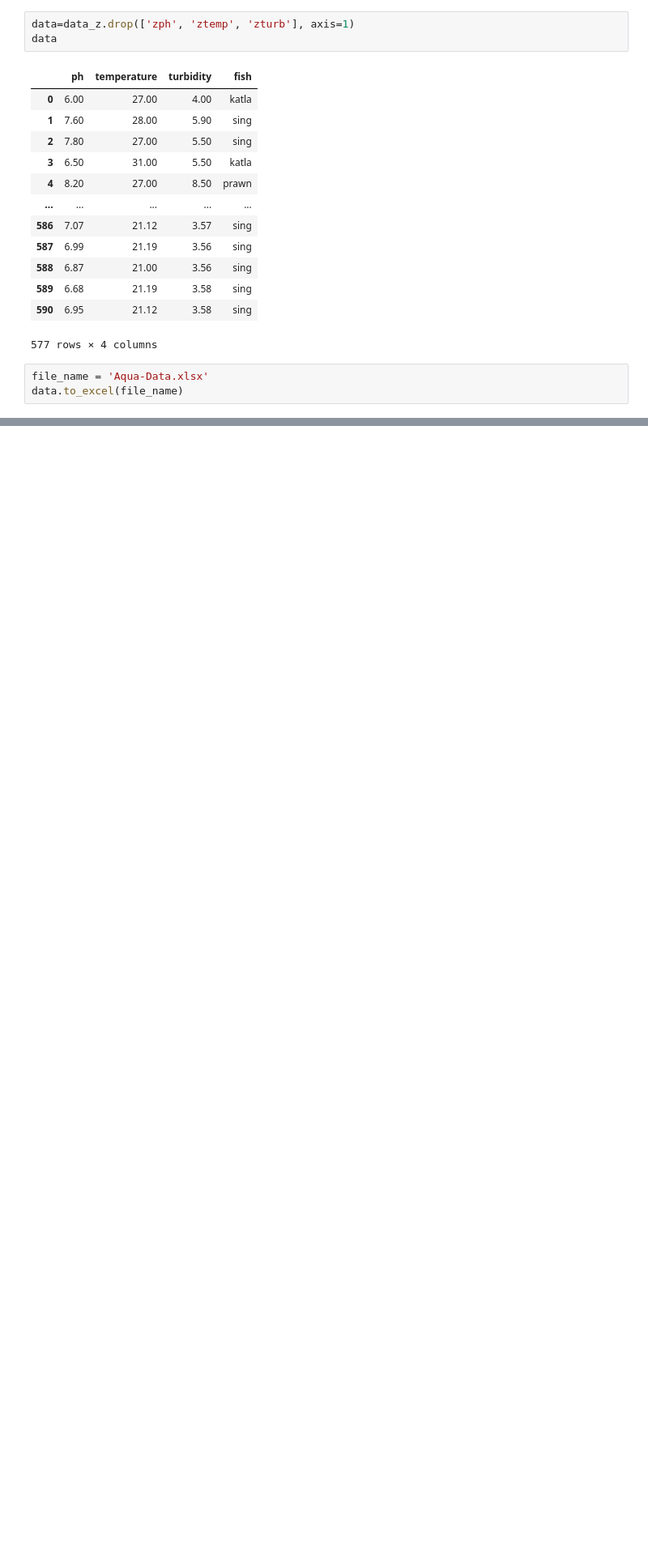
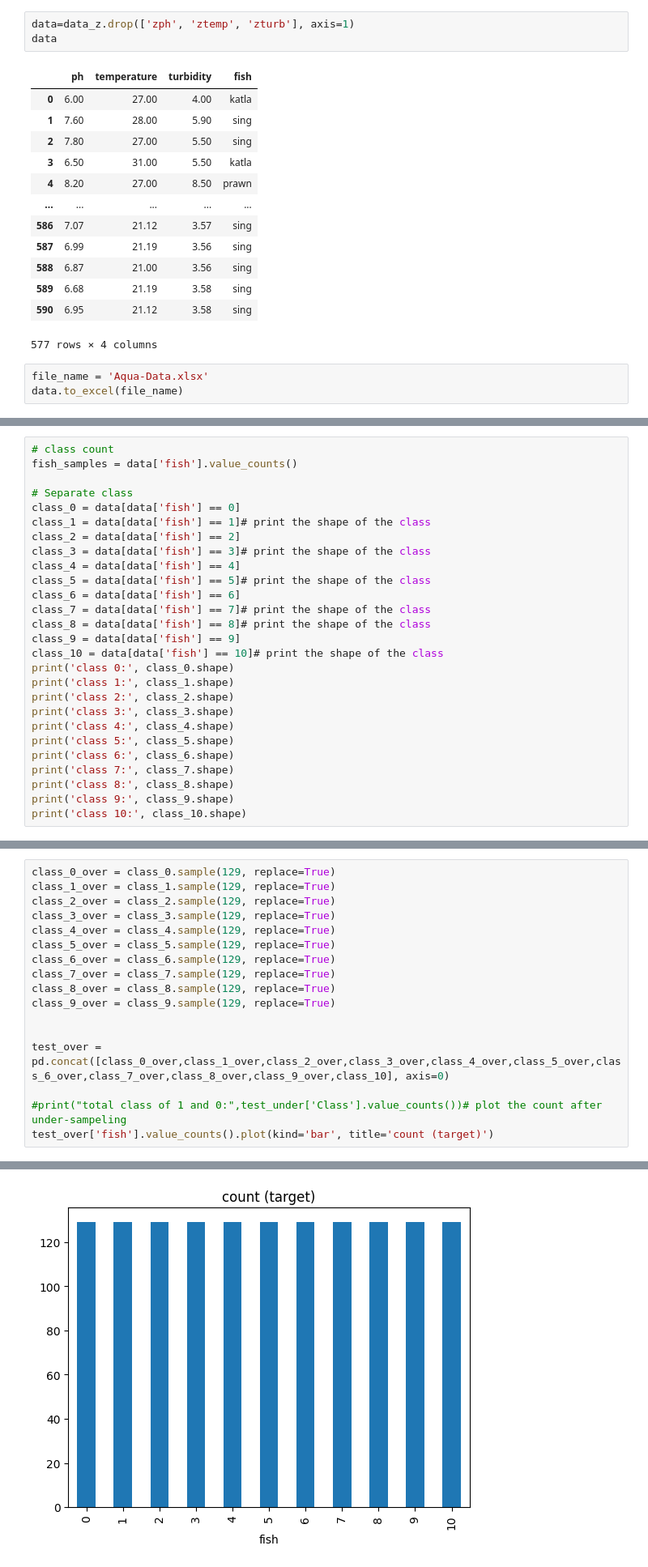
Before and after one commit to vvrgit/Aquaculture, a Jupyter notebook: Aquaculture_Data_Preprocessing_Fish_Species.ipynb, the cells around one changed output, grey strips where cells are left out. Shown at 81% size. Cells and saved outputs as stored; diff of their text form; blank space fills up the shorter version.

```diff
--- a/Aquaculture_Data_Preprocessing_Fish_Species.ipynb
+++ b/Aquaculture_Data_Preprocessing_Fish_Species.ipynb
@@ -200,0 +211,27 @@ data.to_excel(file_name)
+# %%
+# class count
+fish_samples = data['fish'].value_counts()
+
+# Separate class
+class_0 = data[data['fish'] == 0]
+class_1 = data[data['fish'] == 1]# print the shape of the class
+class_2 = data[data['fish'] == 2]
+class_3 = data[data['fish'] == 3]# print the shape of the class
+class_4 = data[data['fish'] == 4]
+class_5 = data[data['fish'] == 5]# print the shape of the class
+class_6 = data[data['fish'] == 6]
+class_7 = data[data['fish'] == 7]# print the shape of the class
+class_8 = data[data['fish'] == 8]# print the shape of the class
+class_9 = data[data['fish'] == 9]
+class_10 = data[data['fish'] == 10]# print the shape of the class
+print('class 0:', class_0.shape)
+print('class 1:', class_1.shape)
+print('class 2:', class_2.shape)
+print('class 3:', class_3.shape)
+print('class 4:', class_4.shape)
+print('class 5:', class_5.shape)
+print('class 6:', class_6.shape)
+print('class 7:', class_7.shape)
+print('class 8:', class_8.shape)
+print('class 9:', class_9.shape)
+print('class 10:', class_10.shape)
@@ -200,0 +272,18 @@ data.to_excel(file_name)
+# %%
+class_0_over = class_0.sample(129, replace=True)
+class_1_over = class_1.sample(129, replace=True)
+class_2_over = class_2.sample(129, replace=True)
+class_3_over = class_3.sample(129, replace=True)
+class_4_over = class_4.sample(129, replace=True)
+class_5_over = class_5.sample(129, replace=True)
+class_6_over = class_6.sample(129, replace=True)
+class_7_over = class_7.sample(129, replace=True)
+class_8_over = class_8.sample(129, replace=True)
+class_9_over = class_9.sample(129, replace=True)
+
+
+test_over = pd.concat([class_0_over,class_1_over,class_2_over,class_3_over,class_4_over,class_5_over,class_6_over,class_7_over,class_8_over,class_9_over,class_10], axis=0)
+
+#print("total class of 1 and 0:",test_under['Class'].value_counts())# plot the count after under-sampeling
+test_over['fish'].value_counts().plot(kind='bar', title='count (target)')
+# %% [output]
@@ -200,0 +291 @@ data.to_excel(file_name)
+[figure, added]
```
Also changed, not shown: parts of 7 cells of this notebook.
